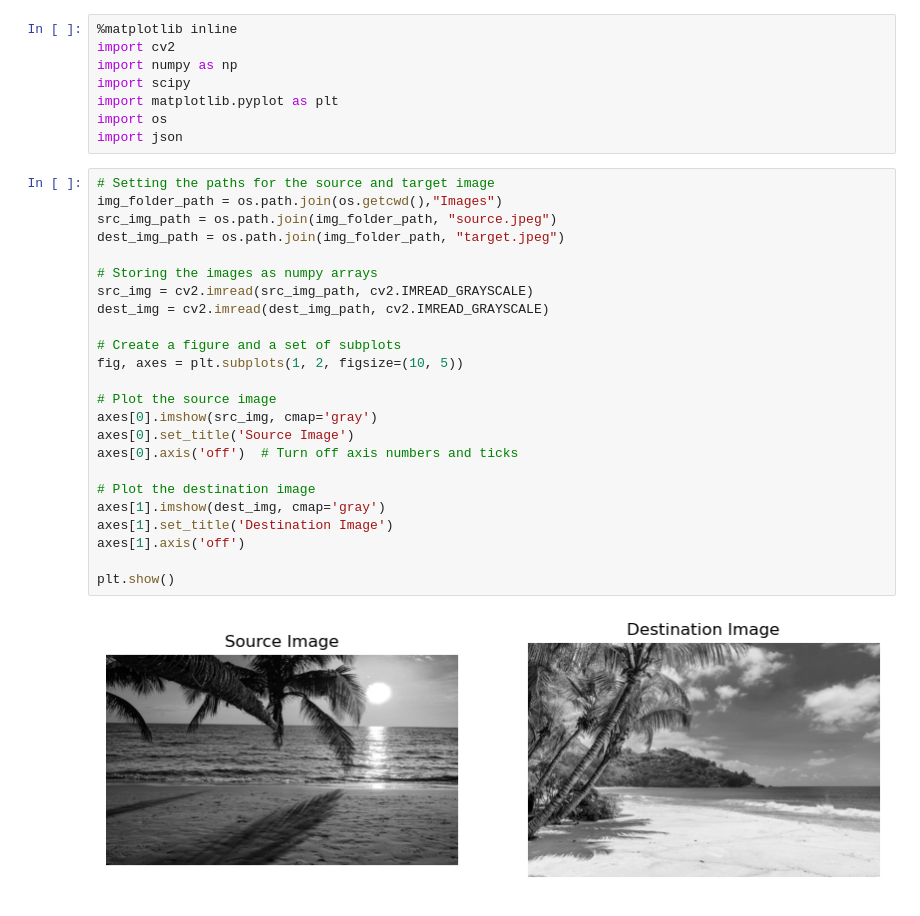
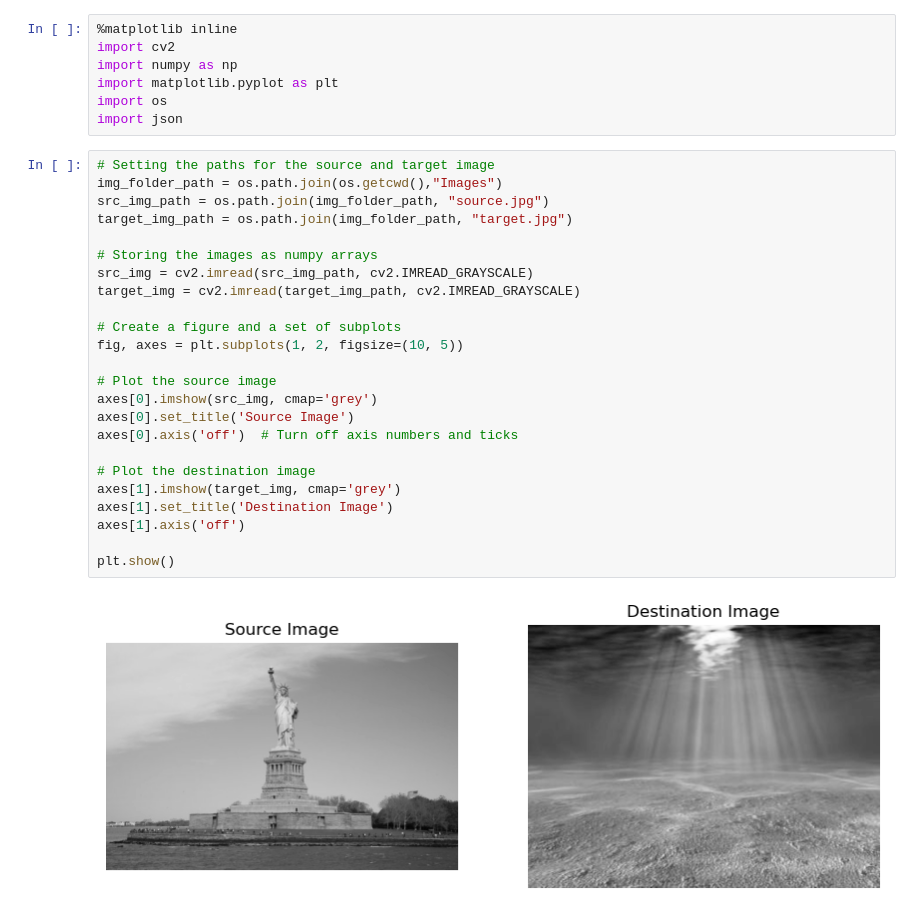
Before and after one commit to Adi-02/SeamlessCloning, a Jupyter notebook: poisson_image_editing.ipynb, the cells around one changed output. Saved outputs shown, nothing was run; the diff lists cells and outputs as text.

Commit message:
Semi working version on seamless cloning (importing gradients)

```diff
--- a/poisson_image_editing.ipynb
+++ b/poisson_image_editing.ipynb
@@ -2,36 +2,35 @@
 %matplotlib inline
 import cv2
 import numpy as np
-import scipy
 import matplotlib.pyplot as plt
 import os
 import json
 # %%
 # Setting the paths for the source and target image
 img_folder_path = os.path.join(os.getcwd(),"Images")
-src_img_path = os.path.join(img_folder_path, "source.jpeg")
-dest_img_path = os.path.join(img_folder_path, "target.jpeg")
+src_img_path = os.path.join(img_folder_path, "source.jpg")
+target_img_path = os.path.join(img_folder_path, "target.jpg")
 
 # Storing the images as numpy arrays
 src_img = cv2.imread(src_img_path, cv2.IMREAD_GRAYSCALE)
-dest_img = cv2.imread(dest_img_path, cv2.IMREAD_GRAYSCALE)
+target_img = cv2.imread(target_img_path, cv2.IMREAD_GRAYSCALE)
 
 # Create a figure and a set of subplots
 fig, axes = plt.subplots(1, 2, figsize=(10, 5))
 
 # Plot the source image
-axes[0].imshow(src_img, cmap='gray')
+axes[0].imshow(src_img, cmap='grey')
 axes[0].set_title('Source Image')
 axes[0].axis('off')  # Turn off axis numbers and ticks
 
 # Plot the destination image
-axes[1].imshow(dest_img, cmap='gray')
+axes[1].imshow(target_img, cmap='grey')
 axes[1].set_title('Destination Image')
 axes[1].axis('off')
 
 plt.show()
 # %% [output]
-[figure, old version]
+[figure, new version]
 # %%
 !python select_region.py "{src_img_path}"
 
```
Also changed, not shown: parts of 9 cells of this notebook, 16 other files.
